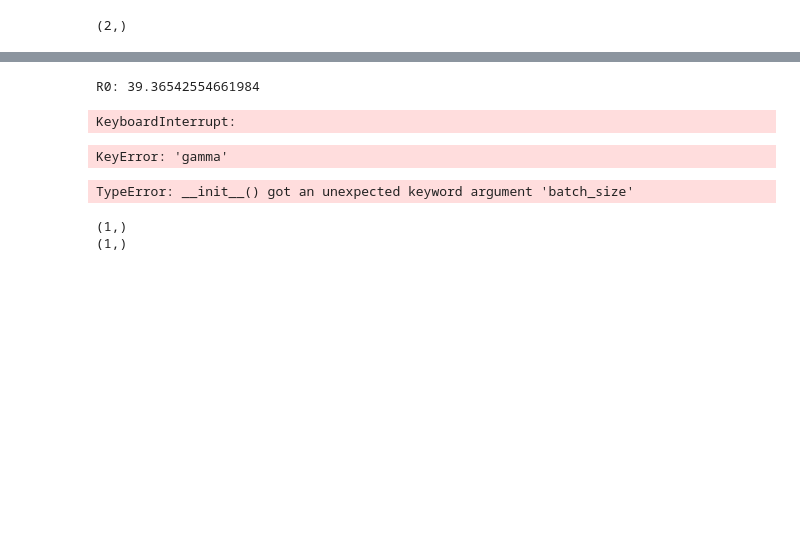
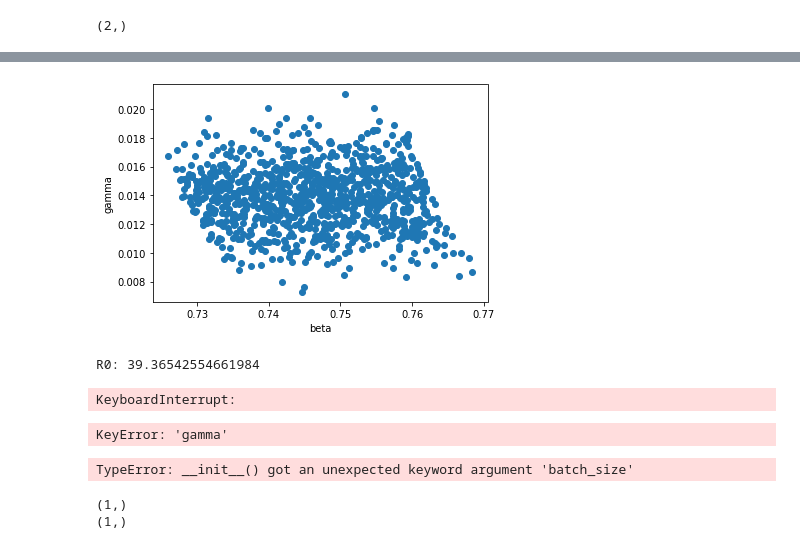
Before and after one commit to fanoja/Ecoli-R0, a Jupyter notebook: Model 1.ipynb, the cells around one changed output, grey strips where cells are left out. Cells and saved outputs as stored; diff of their text form; code cells hidden in the pictures; blank space fills up the shorter version.

```diff
--- a/Model 1.ipynb
+++ b/Model 1.ipynb
@@ -1094,6 +1093,10 @@ plt.show()
 # %%
-plt.plot(smc_samples['beta'], smc_samples['gamma'])
+plt.scatter(smc_samples.samples['beta'], smc_samples.samples['gamma'])
+plt.xlabel("beta")
+plt.ylabel("gamma")
 plt.show()
+# %% [output]
+[figure, added]
 # %%
 try:
     print("R0:", smc_samples.samples['beta'].mean()/smc_samples.samples['gamma'].mean())
```
Also changed, not shown: parts of 6 cells of this notebook.
